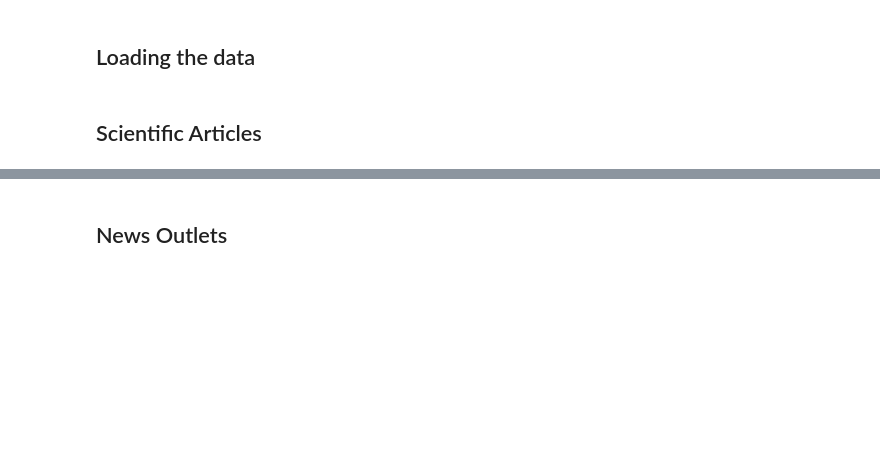
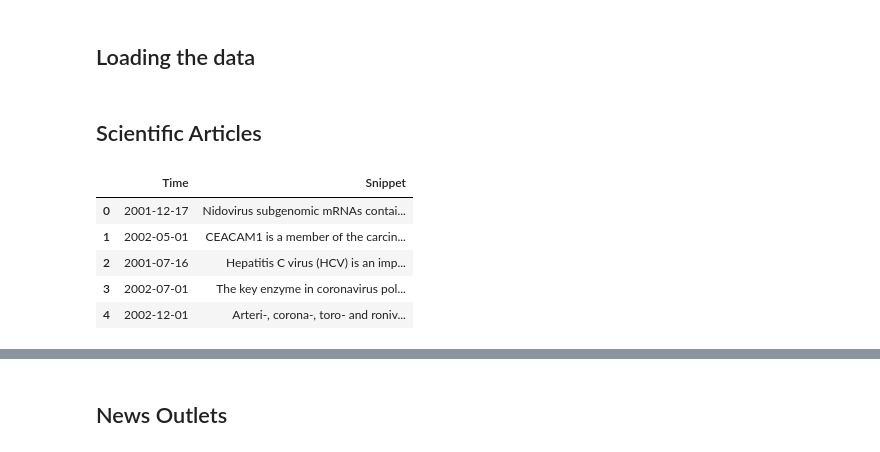
Before and after one commit to ek0212/COVID-19-Data-Analysis, a Jupyter notebook: Project/Math 189Z Project.ipynb, the cells around one changed output, grey strips where cells are left out. Cells and saved outputs as stored; diff of their text form; code cells hidden in the pictures; blank space fills up the shorter version.

```diff
--- a/Project/Math 189Z Project.ipynb
+++ b/Project/Math 189Z Project.ipynb
@@ -10,3 +11,22 @@ import matplotlib.pyplot as plt
 ## Loading the data
 # %% [markdown]
 ## Scientific Articles
+# %%
+frame = pd.read_csv('.\Scientific Articles Data/metadata.csv')
+data = pd.DataFrame(columns = ['Time', 'Snippet'])
+
+data['Snippet'] = frame['abstract']
+data['Time'] = frame['publish_time']
+#data.dropna(inplace=True)
+
+data.dropna()
+df.reset_index(drop=True)
+
+data.head()
+# %% [output]
+|  | Time | Snippet |
+| 0 | 2001-12-17 | Nidovirus subgenomic mRNAs contai... |
+| 1 | 2002-05-01 | CEACAM1 is a member of the carcin... |
+| 2 | 2001-07-16 | Hepatitis C virus (HCV) is an imp... |
+| 3 | 2002-07-01 | The key enzyme in coronavirus pol... |
+| 4 | 2002-12-01 | Arteri-, corona-, toro- and roniv... |
```
Also changed, not shown: parts of 6 cells of this notebook, 1 other file.
